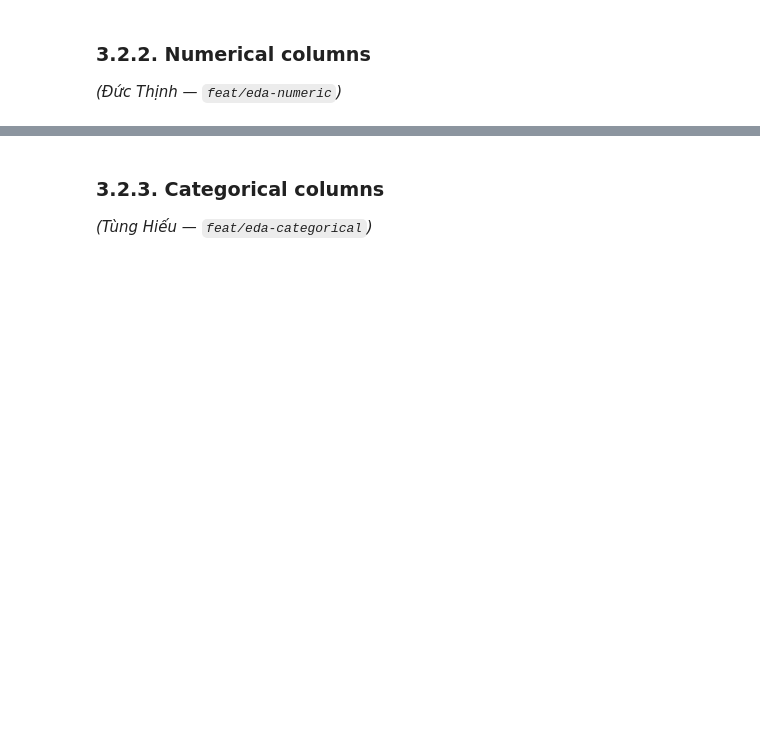
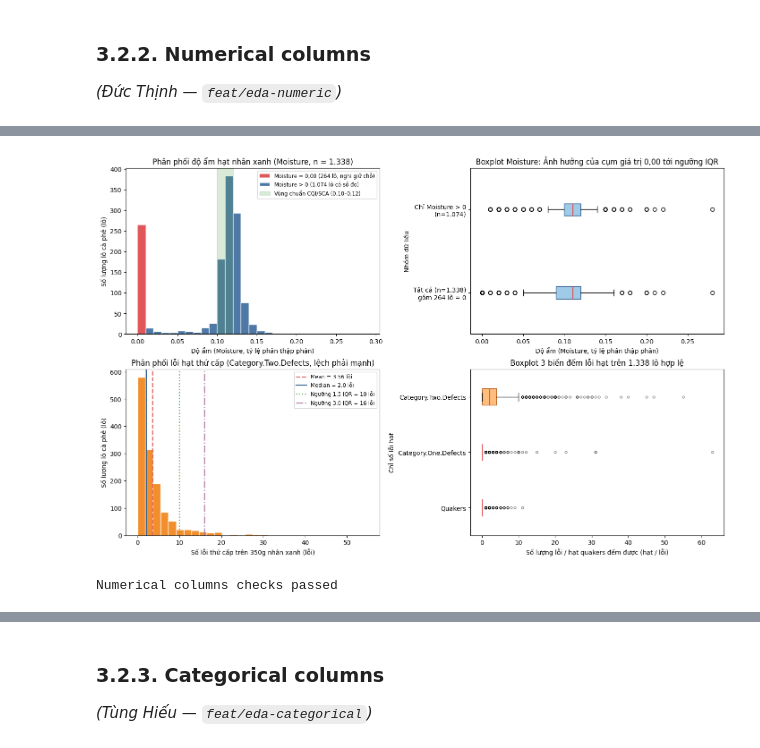
Before and after one commit to dnhoang-2006/coffee-quality, a Jupyter notebook: notebooks/01_collection_exploration.ipynb, the cells around one changed output, grey strips where cells are left out. Drawn from its saved outputs; the diff is of its cells as text; code cells hidden in the pictures; blank space fills up the shorter version.

Commit message:
feat: add overview, numerical columns and missing data EDA (3.2.1, 3.2.2, 3.2.4)

```diff
--- a/notebooks/01_collection_exploration.ipynb
+++ b/notebooks/01_collection_exploration.ipynb
@@ -686,0 +1198,73 @@ files_summary
+# %%
+fig, axes = plt.subplots(2, 2, figsize=(14, 9), layout="constrained")
+
+# 1. Phân phối Moisture (đánh dấu cụm 0.00 và vùng chuẩn bảo quản 0.10 - 0.12)
+ax = axes[0, 0]
+bins_m = np.linspace(0, 0.29, 30)
+ax.hist(df_num_valid.loc[df_num_valid["Moisture"] == 0, "Moisture"], bins=bins_m, color="#E15759", label="Moisture = 0,00 (264 lô, nghi giữ chỗ)")
+ax.hist(df_num_valid.loc[df_num_valid["Moisture"] > 0, "Moisture"], bins=bins_m, color="#4E79A7", edgecolor="white", label="Moisture > 0 (1.074 lô có số đo)")
+ax.axvspan(0.10, 0.12, color="#59A14F", alpha=0.22, label="Vùng chuẩn CQI/SCA (0,10–0,12)")
+ax.set_title("Phân phối độ ẩm hạt nhân xanh (Moisture, n = 1.338)")
+ax.set_xlabel("Độ ẩm (Moisture, tỷ lệ phần thập phân)")
+ax.set_ylabel("Số lượng lô cà phê (lô)")
+ax.legend(fontsize=8.5)
+
+# 2. Boxplot Moisture: Toàn bộ vs Moisture > 0
+ax = axes[0, 1]
+ax.boxplot(
+    [moisture_all, moisture_pos],
+    labels=["Tất cả (n=1.338)\ngồm 264 lô = 0", "Chỉ Moisture > 0\n(n=1.074)"],
+    vert=False,
+    patch_artist=True,
+    boxprops=dict(facecolor="#A0CBE8", edgecolor="#2B5C8F"),
+    medianprops=dict(color="#E15759", linewidth=2),
+)
+ax.set_title("Boxplot Moisture: Ảnh hưởng của cụm giá trị 0,00 tới ngưỡng IQR")
+ax.set_xlabel("Độ ẩm (Moisture, tỷ lệ phần thập phân)")
+ax.set_ylabel("Nhóm dữ liệu")
+
+# 3. Phân phối Category.Two.Defects
+ax = axes[1, 0]
+s_cat2 = df_num_valid["Category.Two.Defects"]
+q1_c2, q3_c2 = s_cat2.quantile([0.25, 0.75])
+iqr_c2 = q3_c2 - q1_c2
+ax.hist(s_cat2, bins=30, color="#F28E2B", edgecolor="white")
+ax.axvline(s_cat2.mean(), color="#E15759", linestyle="--", linewidth=1.8, label=f"Mean = {s_cat2.mean():.2f} lỗi")
+ax.axvline(s_cat2.median(), color="#2B5C8F", linestyle="-", linewidth=2.0, label=f"Median = {s_cat2.median():.1f} lỗi")
+ax.axvline(q3_c2 + 1.5 * iqr_c2, color="#59A14F", linestyle=":", linewidth=1.8, label=f"Ngưỡng 1.5 IQR = {q3_c2 + 1.5*iqr_c2:.0f} lỗi")
+ax.axvline(q3_c2 + 3.0 * iqr_c2, color="#B07AA1", linestyle="-.", linewidth=1.8, label=f"Ngưỡng 3.0 IQR = {q3_c2 + 3.0*iqr_c2:.0f} lỗi")
+ax.set_title("Phân phối lỗi hạt thứ cấp (Category.Two.Defects, lệch phải mạnh)")
+ax.set_xlabel("Số lỗi thứ cấp trên 350g nhân xanh (lỗi)")
+ax.set_ylabel("Số lượng lô cà phê (lô)")
+ax.legend(fontsize=8.5)
+
+# 4. Boxplot so sánh 3 biến đếm lỗi hạt (Category.One.Defects, Category.Two.Defects, Quakers)
+ax = axes[1, 1]
+defect_cols = ["Quakers", "Category.One.Defects", "Category.Two.Defects"]
+ax.boxplot(
+    [df_num_valid[c] for c in defect_cols],
+    labels=defect_cols,
+    vert=False,
+    patch_artist=True,
+    boxprops=dict(facecolor="#FFBE7D", edgecolor="#B66325"),
+    medianprops=dict(color="#E15759", linewidth=2),
+    flierprops=dict(marker="o", markersize=3.5, alpha=0.45),
+)
+ax.set_title("Boxplot 3 biến đếm lỗi hạt trên 1.338 lô hợp lệ")
+ax.set_xlabel("Số lượng lỗi / hạt quakers đếm được (hạt / lỗi)")
+ax.set_ylabel("Chỉ số lỗi hạt")
+
+plt.show()
+# %% [output]
+[figure, added]
+# %%
+# TEST — Kiểm tra tính chính xác của mục 3.2.2 Numerical columns
+assert len(df_num_valid) == 1338, "Mẫu hợp lệ sau khi bỏ REC_ID=1310 phải có đúng 1.338 lô"
+assert int((df["REC_ID"] == 1310).sum()) == 1, "REC_ID=1310 phải tồn tại trong df gốc"
+assert (df.loc[df["REC_ID"] == 1310, SCORE_COLS] == 0).all(axis=None), "REC_ID=1310 có cả 9 điểm bằng 0"
+assert int((df_num_valid["Moisture"] == 0).sum()) == 264, "Phải có đúng 264 lô có Moisture = 0.00"
+assert outlier_table.loc["Category.Two.Defects", "n_total_1.5IQR"] == 94, "Category.Two.Defects có 94 outlier theo 1.5 IQR"
+assert outlier_table.loc["Category.Two.Defects", "n_total_3.0IQR"] == 43, "Category.Two.Defects có 43 outlier theo 3.0 IQR"
+print("Numerical columns checks passed")
+# %% [output]
+Numerical columns checks passed
```
Also changed, not shown: parts of 33 cells of this notebook.
